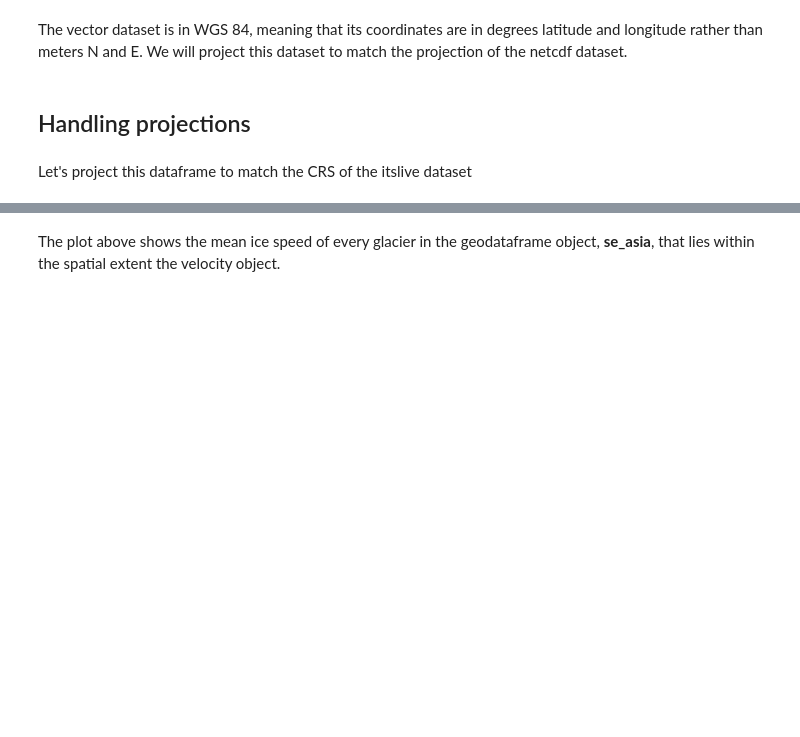
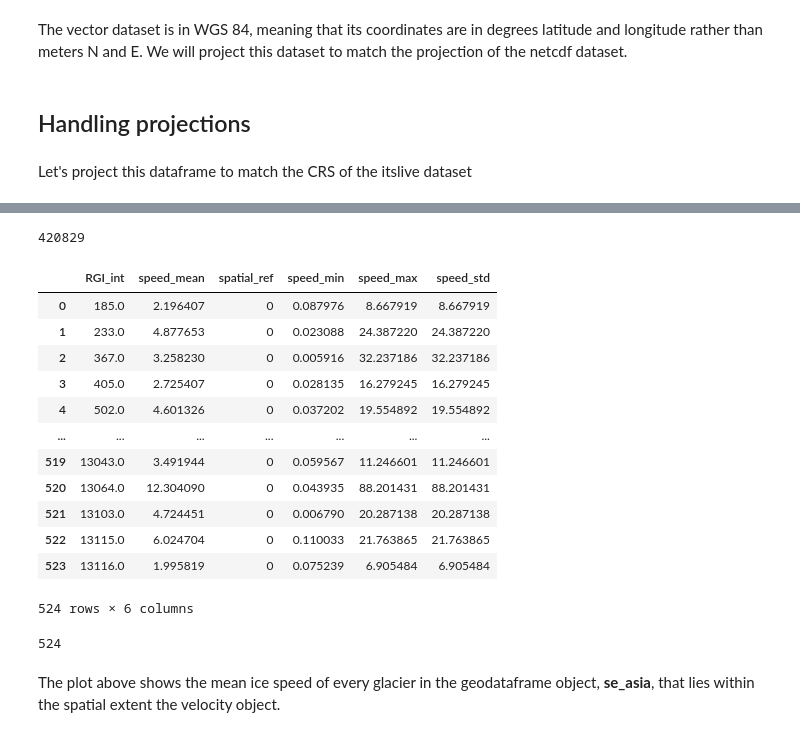
Before and after one commit to e-marshall/itslive, a Jupyter notebook: new_velocity_data.ipynb, the cells around one changed output, grey strips where cells are left out. Drawn from its saved outputs; the diff is of its cells as text; code cells hidden in the pictures; blank space fills up the shorter version.

```diff
--- a/new_velocity_data.ipynb
+++ b/new_velocity_data.ipynb
@@ -222,24 +282,25 @@ pyproj.datadir.get_data_dir()
 # %%
-def rasterize_vector(gpdf, utm_code, raster_obj):
+def rasterize_vector(gpdf_prj, raster_obj):
 
     #read in gpdf from shp file
     #gpdf = gpd.read_file(vector_path)
     #project to local utm
-    gpdf_utm = gpdf.to_crs(f'EPSG:{utm_code}')
+    #gpdf_utm = gpdf.to_crs(f'EPSG:{utm_code}')
     #use index as a unique key for each glacier
-    gpdf_utm['Integer_ID'] = gpdf_utm.index.astype(int)
+    gpdf_sub = gpdf_prj.loc[gpdf_prj['Area'] > 5.]
+    gpdf_sub['RGI_int'] = gpdf_sub.index.astype(int) # RGI_int corresponds to RGI ID but in int form ie 15.00001 = 1500001
     #print(gpdf_utm['Integer_ID'])
 
     #rasterize glacier vector by unique id
 
     out_grid = make_geocube(
-            vector_data = gpdf_utm,
-            measurements = ['Integer_ID'],
-            like = raster_obj['sp'] #need to specify a var here, not sure best way to do that
+            vector_data = gpdf_sub,
+            measurements = ['RGI_int'],
+            like = raster_obj['v'] #need to specify a var here, not sure best way to do that
             )
 
     #now merge the rasterized vector and the original raster togehter into a geocube
-    out_grid['speed'] = (raster_obj.dims, raster_obj.sp.values, raster_obj.attrs, raster_obj.encoding)
+    out_grid['speed'] = (raster_obj.dims, raster_obj.v.values, raster_obj.attrs, raster_obj.encoding)
 
     #now, get velocity statistics of each 'region' (integer) using the mask
     #grouped_ID = out_grid.drop('spatial_ref').groupby(out_grid.Integer_ID)
@@ -257,5 +318,5 @@ def rasterize_vector(gpdf, utm_code, raster_obj):
    # return zonal_stats
     return out_grid
 # %%
-rasterize_vector_seasia = rasterize_vector(se_asia, 32645, ds_45n)
+rasterize_vector_seasia = rasterize_vector(se_asia_prj, itslive)
 rasterize_vector_seasia
@@ -262,4 +338,39 @@ rasterize_vector_seasia
 # %%
-len(rasterize_vector_seasia.Integer_ID)
+np.count_nonzero(~np.isnan(rasterize_vector_seasia.RGI_int))
+# %% [output]
+420829
+# %%
+#now, get velocity statistics of each 'region' (integer) using the mask
+grouped_ID = rasterize_vector_seasia.drop('spatial_ref').groupby(rasterize_vector_seasia.RGI_int)
+# %%
+#compute zonal stats groupedd by ID
+grid_mean_sp = grouped_ID.mean().rename({'speed': 'speed_mean'})
+grid_min_sp = grouped_ID.min().rename({'speed': 'speed_min'})
+grid_max_sp = grouped_ID.max().rename({'speed': 'speed_max'})
+grid_std_sp = grouped_ID.max().rename({'speed': 'speed_std'})
+# %%
+#merge each zonal stat xr obj into a single xr obj, convert to pandas df
+zonal_stats = xr.merge([grid_mean_sp, grid_min_sp, grid_max_sp, grid_std_sp]).to_dataframe()
+zonal_stats = zonal_stats.reset_index()
+
+zonal_stats
+# %% [output]
+|  | RGI_int | speed_mean | spatial_ref | speed_min | speed_max | speed_std |
+| 0 | 185.0 | 2.196407 | 0 | 0.087976 | 8.667919 | 8.667919 |
+| 1 | 233.0 | 4.877653 | 0 | 0.023088 | 24.387220 | 24.387220 |
+| 2 | 367.0 | 3.258230 | 0 | 0.005916 | 32.237186 | 32.237186 |
+| 3 | 405.0 | 2.725407 | 0 | 0.028135 | 16.279245 | 16.279245 |
+| 4 | 502.0 | 4.601326 | 0 | 0.037202 | 19.554892 | 19.554892 |
+| ... | ... | ... | ... | ... | ... | ... |
+| 519 | 13043.0 | 3.491944 | 0 | 0.059567 | 11.246601 | 11.246601 |
+| 520 | 13064.0 | 12.304090 | 0 | 0.043935 | 88.201431 | 88.201431 |
+| 521 | 13103.0 | 4.724451 | 0 | 0.006790 | 20.287138 | 20.287138 |
+| 522 | 13115.0 | 6.024704 | 0 | 0.110033 | 21.763865 | 21.763865 |
+| 523 | 13116.0 | 1.995819 | 0 | 0.075239 | 6.905484 | 6.905484 |
+524 rows × 6 columns
+# %%
+len(zonal_stats['RGI_int'])
+# %% [output]
+524
 # %%
 #project to utm
```
Also changed, not shown: parts of 13 cells of this notebook, 2 other files.
